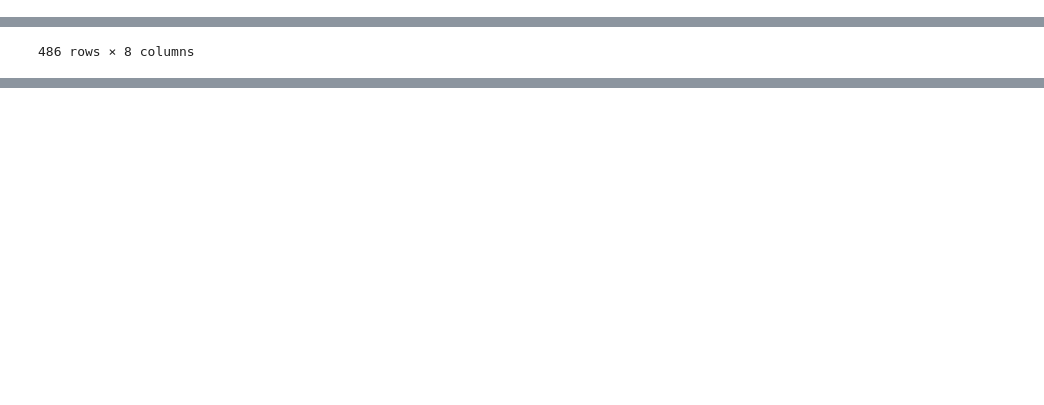
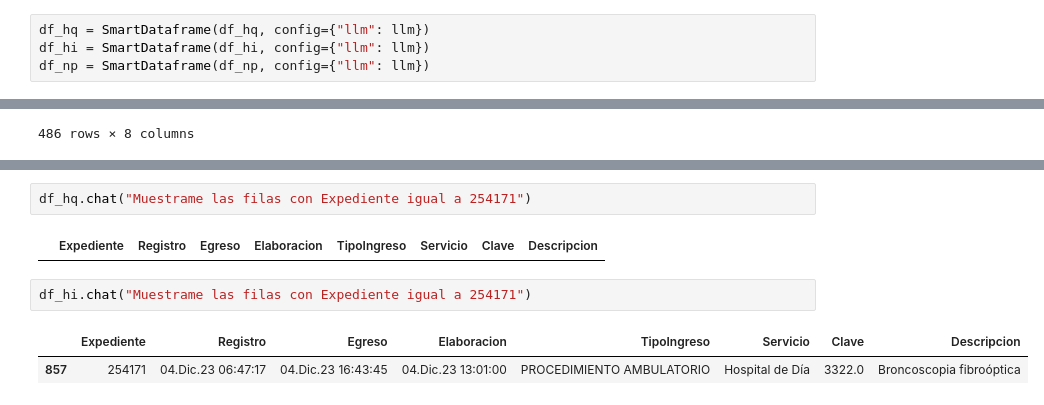
Before and after one commit to genomorro/tic-iner, a Jupyter notebook: main.ipynb, the cells around one changed output, grey strips where cells are left out. Cells and saved outputs as stored; diff of their text form; blank space fills up the shorter version.

```diff
--- a/main.ipynb
+++ b/main.ipynb
@@ -200,3 +194,7 @@ df = SmartDatalake([df_hq, df_hi, df_np], config={"llm": llm})
+# %%
+df_hq = SmartDataframe(df_hq, config={"llm": llm})
+df_hi = SmartDataframe(df_hi, config={"llm": llm})
+df_np = SmartDataframe(df_np, config={"llm": llm})
 # %%
 ai = Agent([df_hq, df_hi, df_np], config={"llm": llm}, memory_size=10)
 # %%
@@ -255,0 +262,9 @@ df
+# %%
+df_hq.chat("Muestrame las filas con Expediente igual a 254171")
+# %% [output]
+|  | Expediente | Registro | Egreso | Elaboracion | TipoIngreso | Servicio | Clave | Descripcion |
+# %%
+df_hi.chat("Muestrame las filas con Expediente igual a 254171")
+# %% [output]
+|  | Expediente | Registro | Egreso | Elaboracion | TipoIngreso | Servicio | Clave | Descripcion |
+| 857 | 254171 | 04.Dic.23 06:47:17 | 04.Dic.23 16:43:45 | 04.Dic.23 13:01:00 | PROCEDIMIENTO AMBULATORIO | Hospital de Día | 3322.0 | Broncoscopia fibroóptica |
```
Also changed, not shown: parts of 4 cells of this notebook, 1 other file.
